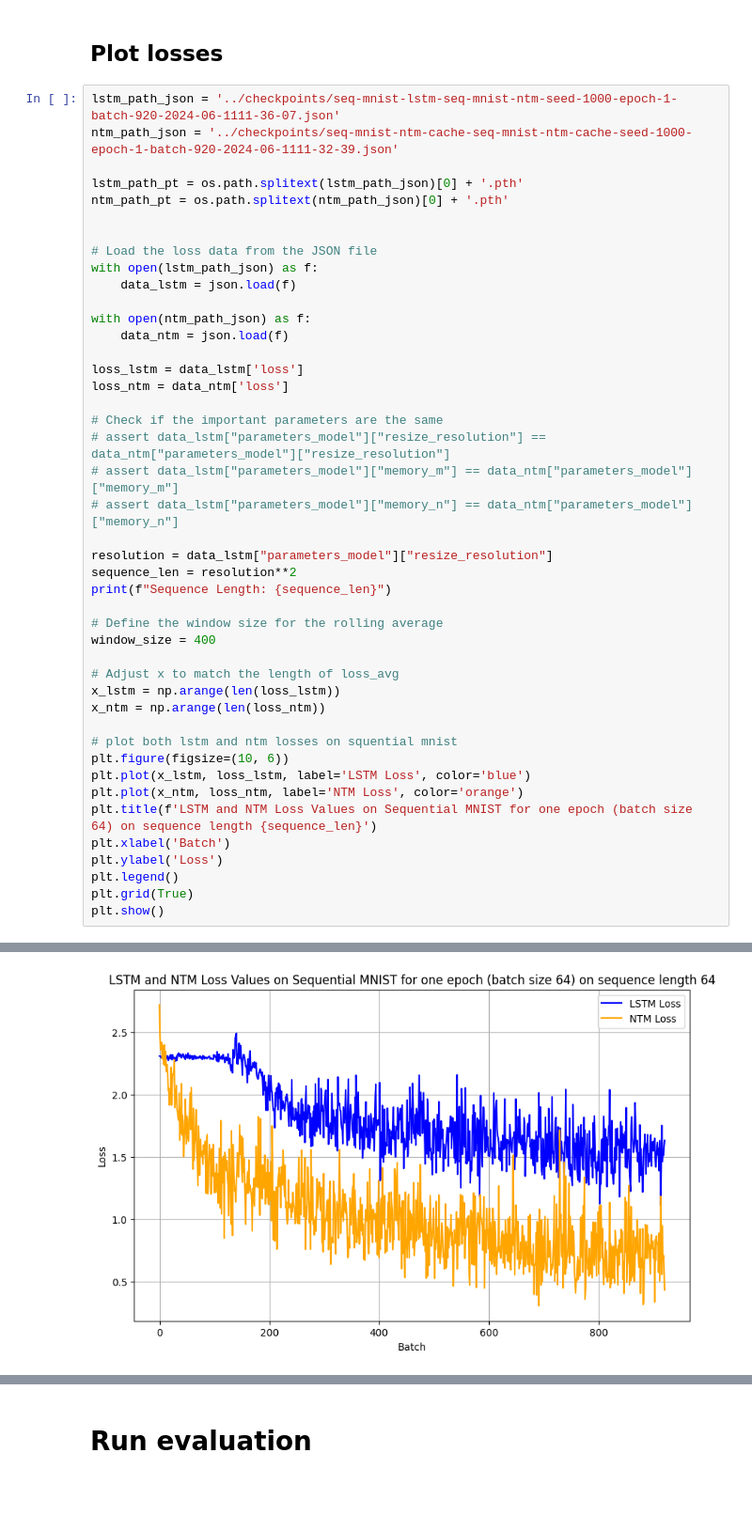
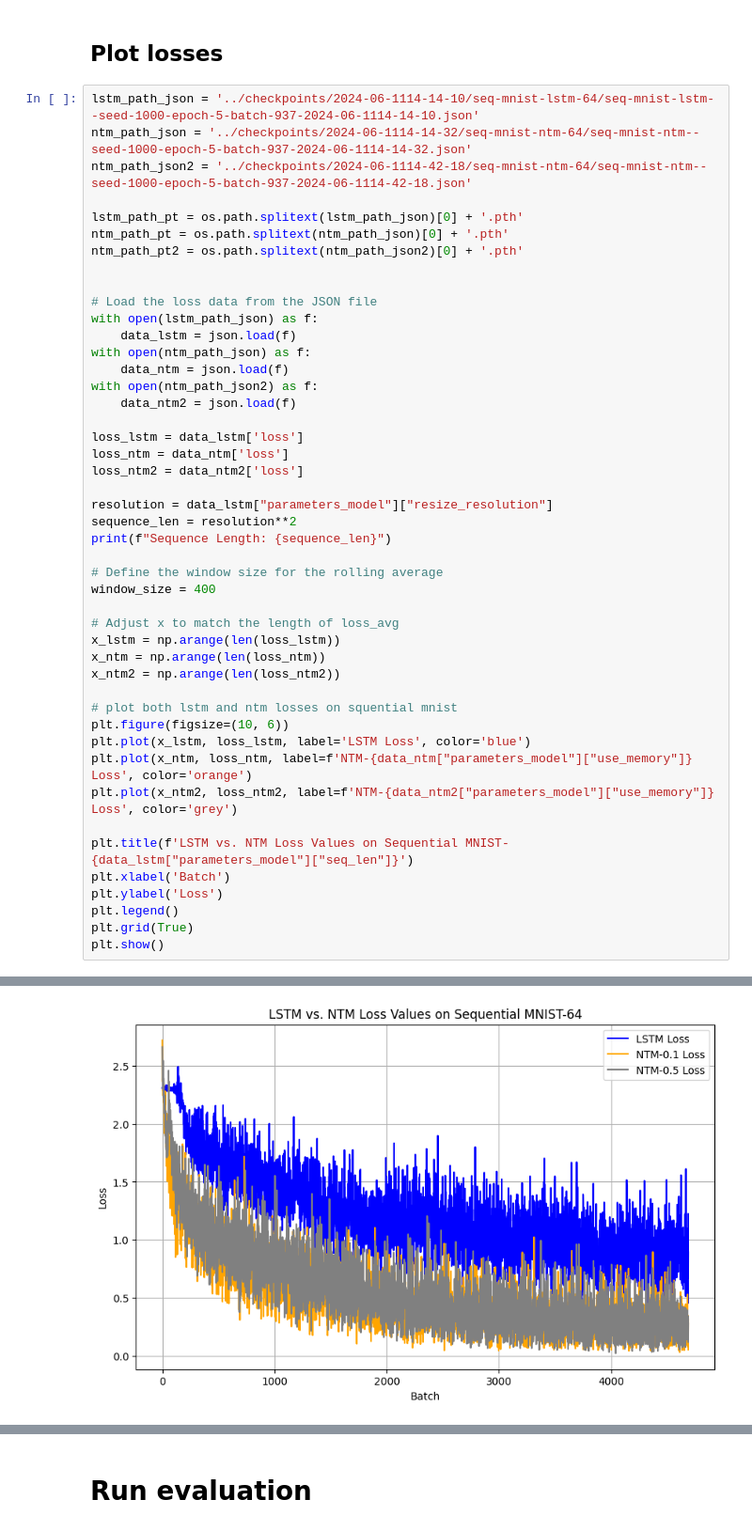
Before and after one commit to Floritium/S4_Neural_Turing, a Jupyter notebook: notebooks/seq-mnist-plot.ipynb, the cells around one changed output, grey strips where cells are left out. Shown at 94% size. Cells and saved outputs as stored; diff of their text form; blank space fills up the shorter version.

```diff
--- a/notebooks/seq-mnist-plot.ipynb
+++ b/notebooks/seq-mnist-plot.ipynb
@@ -37,49 +37,51 @@ import os
 # %% [markdown]
 ## Plot losses
 # %%
-lstm_path_json = '../checkpoints/seq-mnist-lstm-seq-mnist-ntm-seed-1000-epoch-1-batch-920-2024-06-1111-36-07.json'
-ntm_path_json = '../checkpoints/seq-mnist-ntm-cache-seq-mnist-ntm-cache-seed-1000-epoch-1-batch-920-2024-06-1111-32-39.json'
+lstm_path_json = '../checkpoints/2024-06-1114-14-10/seq-mnist-lstm-64/seq-mnist-lstm--seed-1000-epoch-5-batch-937-2024-06-1114-14-10.json'
+ntm_path_json = '../checkpoints/2024-06-1114-14-32/seq-mnist-ntm-64/seq-mnist-ntm--seed-1000-epoch-5-batch-937-2024-06-1114-14-32.json'
+ntm_path_json2 = '../checkpoints/2024-06-1114-42-18/seq-mnist-ntm-64/seq-mnist-ntm--seed-1000-epoch-5-batch-937-2024-06-1114-42-18.json'
 
 lstm_path_pt = os.path.splitext(lstm_path_json)[0] + '.pth'
 ntm_path_pt = os.path.splitext(ntm_path_json)[0] + '.pth'
+ntm_path_pt2 = os.path.splitext(ntm_path_json2)[0] + '.pth'
 
 
 # Load the loss data from the JSON file
 with open(lstm_path_json) as f:
     data_lstm = json.load(f)
-
 with open(ntm_path_json) as f:
     data_ntm = json.load(f)
+with open(ntm_path_json2) as f:
+    data_ntm2 = json.load(f)
 
 loss_lstm = data_lstm['loss']
 loss_ntm = data_ntm['loss']
-
-# Check if the important parameters are the same
-# assert data_lstm["parameters_model"]["resize_resolution"] == data_ntm["parameters_model"]["resize_resolution"]
-# assert data_lstm["parameters_model"]["memory_m"] == data_ntm["parameters_model"]["memory_m"]
-# assert data_lstm["parameters_model"]["memory_n"] == data_ntm["parameters_model"]["memory_n"]
+loss_ntm2 = data_ntm2['loss']
 
 resolution = data_lstm["parameters_model"]["resize_resolution"]
 sequence_len = resolution**2
 print(f"Sequence Length: {sequence_len}")
 
 # Define the window size for the rolling average
 window_size = 400
 
 # Adjust x to match the length of loss_avg
 x_lstm = np.arange(len(loss_lstm))
 x_ntm = np.arange(len(loss_ntm))
+x_ntm2 = np.arange(len(loss_ntm2))
 
 # plot both lstm and ntm losses on squential mnist
 plt.figure(figsize=(10, 6))
 plt.plot(x_lstm, loss_lstm, label='LSTM Loss', color='blue')
-plt.plot(x_ntm, loss_ntm, label='NTM Loss', color='orange')
-plt.title(f'LSTM and NTM Loss Values on Sequential MNIST for one epoch (batch size 64) on sequence length {sequence_len}')
+plt.plot(x_ntm, loss_ntm, label=f'NTM-{data_ntm["parameters_model"]["use_memory"]} Loss', color='orange')
+plt.plot(x_ntm2, loss_ntm2, label=f'NTM-{data_ntm2["parameters_model"]["use_memory"]} Loss', color='grey')
+
+plt.title(f'LSTM vs. NTM Loss Values on Sequential MNIST-{data_lstm["parameters_model"]["seq_len"]}')
 plt.xlabel('Batch')
 plt.ylabel('Loss')
 plt.legend()
 plt.grid(True)
 plt.show()
 # %% [output]
 Sequence Length: 64
-[figure, old version]
+[figure, new version]
```
Also changed, not shown: parts of 5 cells of this notebook, 4 other files.
